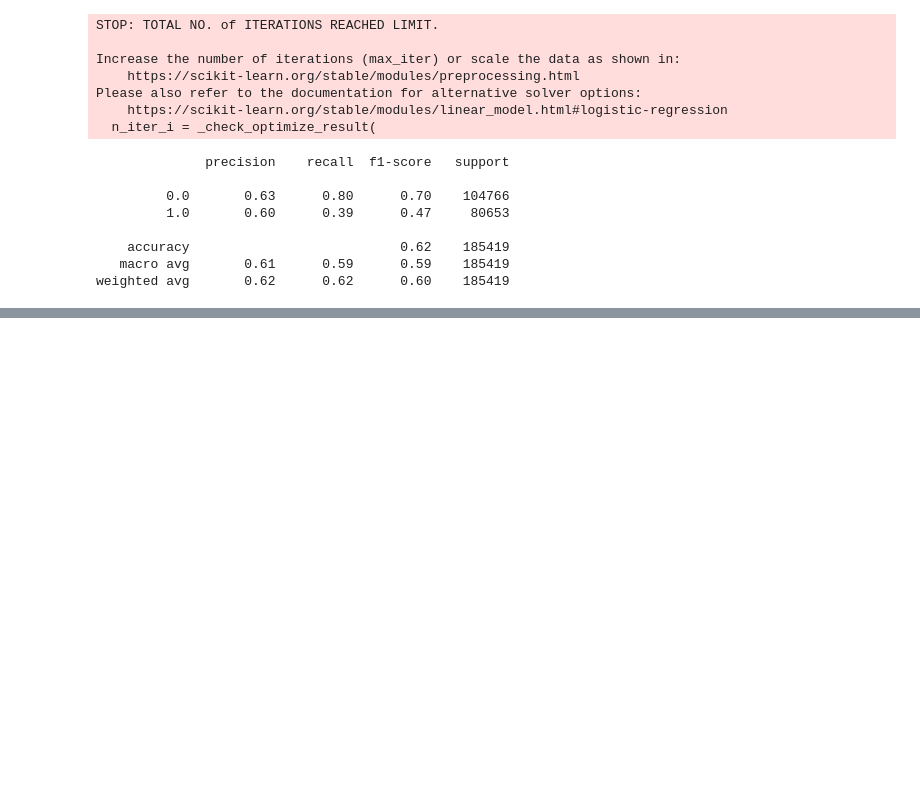
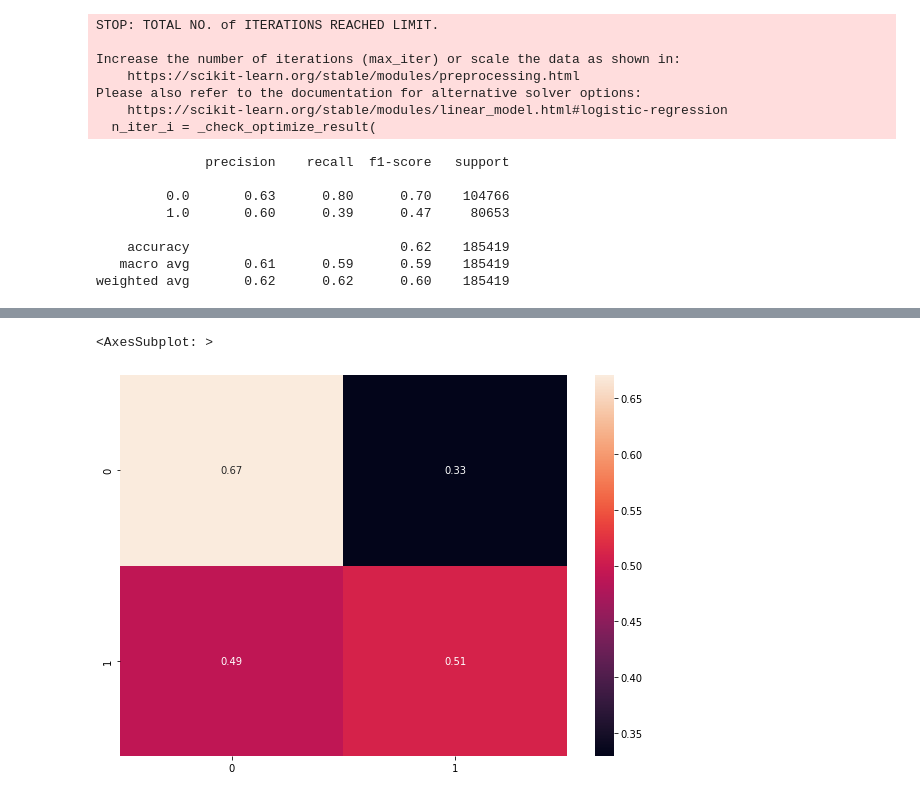
Before and after one commit to Bissiatti/BA-Case1-Elogroup-FGV, a Jupyter notebook: case1.ipynb, the cells around one changed output, grey strips where cells are left out. Cells and saved outputs as stored; diff of their text form; code cells hidden in the pictures; blank space fills up the shorter version.

```diff
--- a/case1.ipynb
+++ b/case1.ipynb
@@ -332,0 +384,10 @@ sns.heatmap(cm, annot=True)
+# %%
+# decision tree
+
+from sklearn.tree import DecisionTreeClassifier
+
+dtree = DecisionTreeClassifier()
+dtree.fit(X_train,y_train)
+
+predictions = dtree.predict(X_test)
+print(classification_report(y_test,predictions))
@@ -332,0 +403,10 @@ sns.heatmap(cm, annot=True)
+# %%
+# plot confusion matrix
+cm = confusion_matrix(y_test, predictions)
+plt.figure(figsize=(10,7))
+# format values in confusion matrix to decimals
+cm = np.around(cm.astype('float') / cm.sum(axis=1)[:, np.newaxis], decimals=2)
+sns.heatmap(cm, annot=True)
+# %% [output]
+<AxesSubplot: >
+[figure, added]
```
Also changed, not shown: parts of 44 cells of this notebook.
